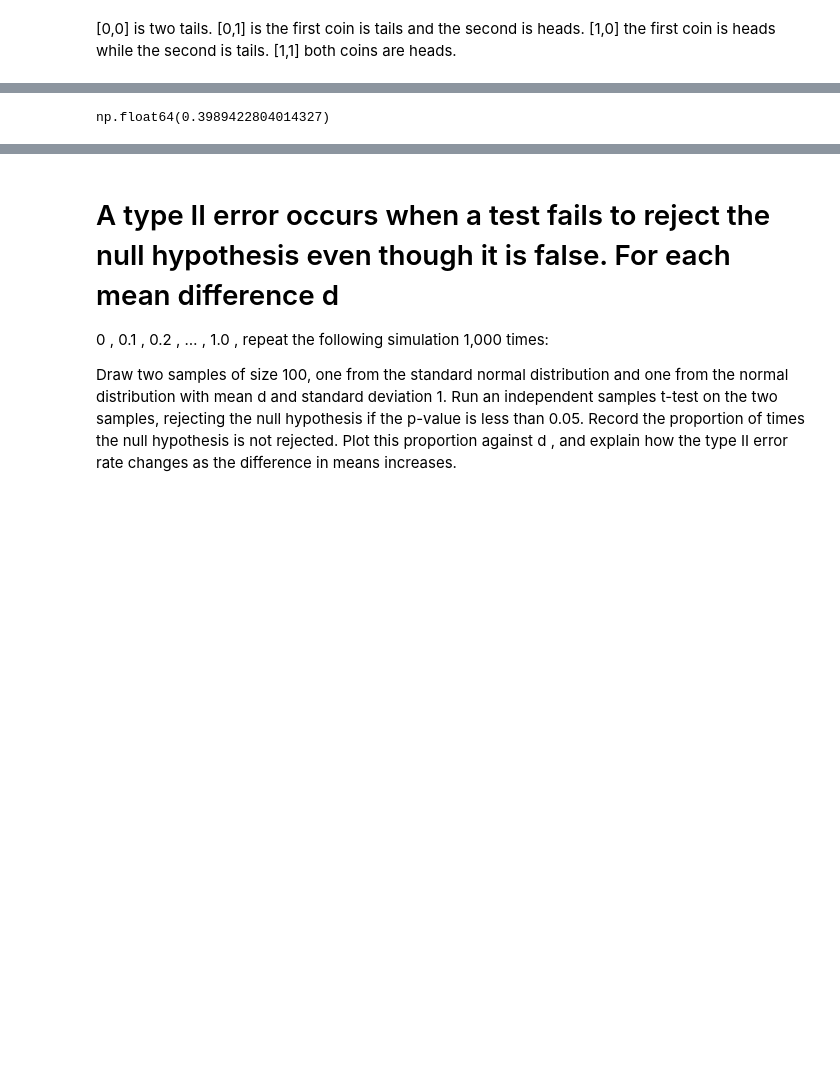
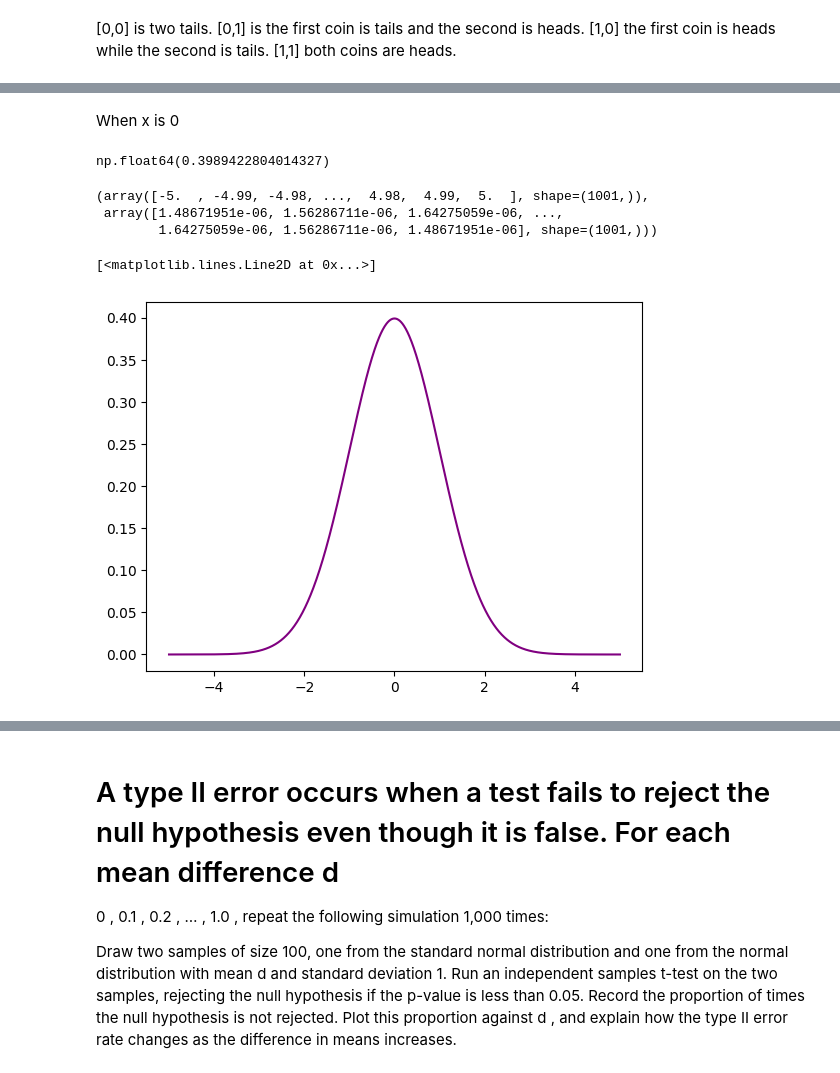
Before and after one commit to GraceMarySmyth/applied-statistics-assessment, a Jupyter notebook: problems.ipynb, the cells around one changed output, grey strips where cells are left out. Drawn from its saved outputs; the diff is of its cells as text; code cells hidden in the pictures; blank space fills up the shorter version.

```diff
--- a/problems.ipynb
+++ b/problems.ipynb
@@ -632,5 +641,29 @@ def f(x, mu=0.0, sigma=1.0):
+# %% [markdown]
+When x is 0
 # %%
 # Test the function
 f(0.0)
 # %% [output]
 np.float64(0.3989422804014327)
+# %%
+# create an x range
+x = np.linspace(-5.0, 5.0, 1001)
+
+# get the y values
+y = f(x)
+
+# Show
+x, y
+# %% [output]
+(array([-5.  , -4.99, -4.98, ...,  4.98,  4.99,  5.  ], shape=(1001,)),
+ array([1.48671951e-06, 1.56286711e-06, 1.64275059e-06, ...,
+        1.64275059e-06, 1.56286711e-06, 1.48671951e-06], shape=(1001,)))
+# %%
+# create an empty plot.
+fig, ax = plt.subplots()
+
+# Plot the function.
+ax.plot(x, y, "purple")
+# %% [output]
+[<matplotlib.lines.Line2D at 0x...>]
+[figure, added]
```
Also changed, not shown: parts of 19 cells of this notebook, 1 other file.
